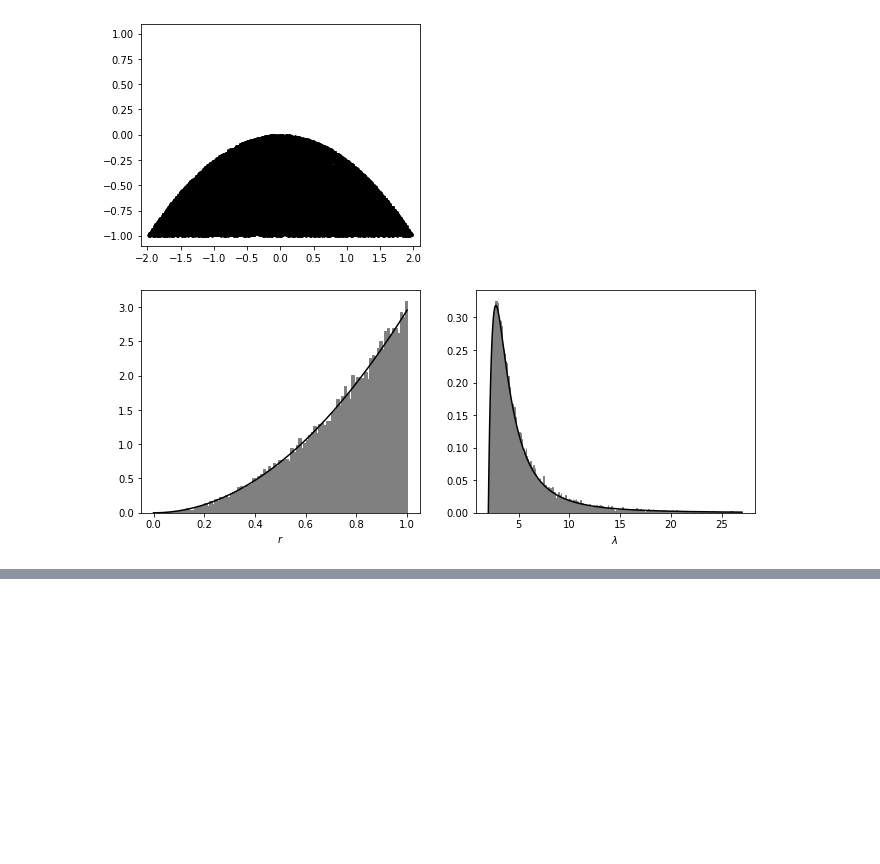
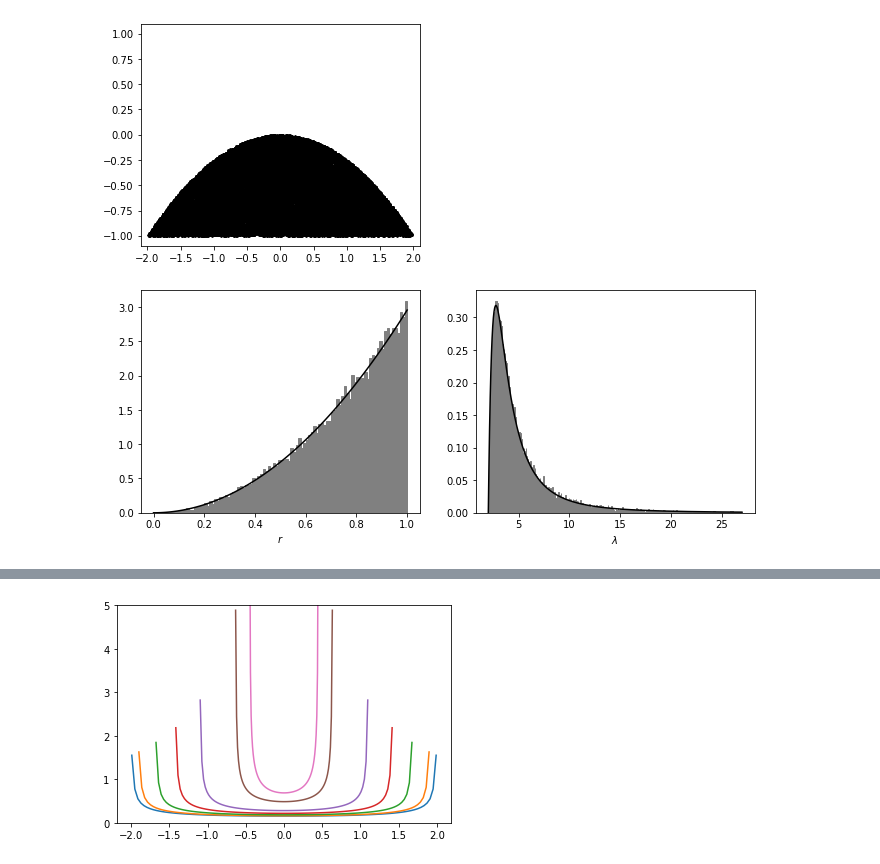
Before and after one commit to AraiKensuke/LOST, a Jupyter notebook: Notebooks/AR2_priors.ipynb, the cells around one changed output, grey strips where cells are left out. Cells and saved outputs as stored; diff of their text form; code cells hidden in the pictures; blank space fills up the shorter version.

```diff
--- a/Notebooks/AR2_priors.ipynb
+++ b/Notebooks/AR2_priors.ipynb
@@ -306,0 +313,15 @@ Text(0.5, 0, '$\\lambda$')
+# %%
+#  conditional prior, since we actually want a joint prior
+
+for phi2 in [-0.99, -0.9, -0.7, -0.5, -0.3, -0.1, -0.05]:
+    phi1s = _N.linspace(-_N.sqrt(-4*phi2), _N.sqrt(-4*phi2), 101)
+    pr_phi1[1:-1] = 1 / (_N.sqrt(-phi2) * _N.sqrt(-phi1s[1:-1]**2 - 4*phi2))
+
+    pr_phi1[0] = pr_phi1[1]*2
+    pr_phi1[-1] = pr_phi1[-2]*2
+    dx = phi1s[1] - phi1s[0]
+    A = _N.sum(pr_phi1*dx)
+    _plt.plot(phi1s, pr_phi1/A)
+    _plt.ylim(0, 5)
+# %% [output]
+[figure, added]
```
Also changed, not shown: parts of 1 cell of this notebook.
